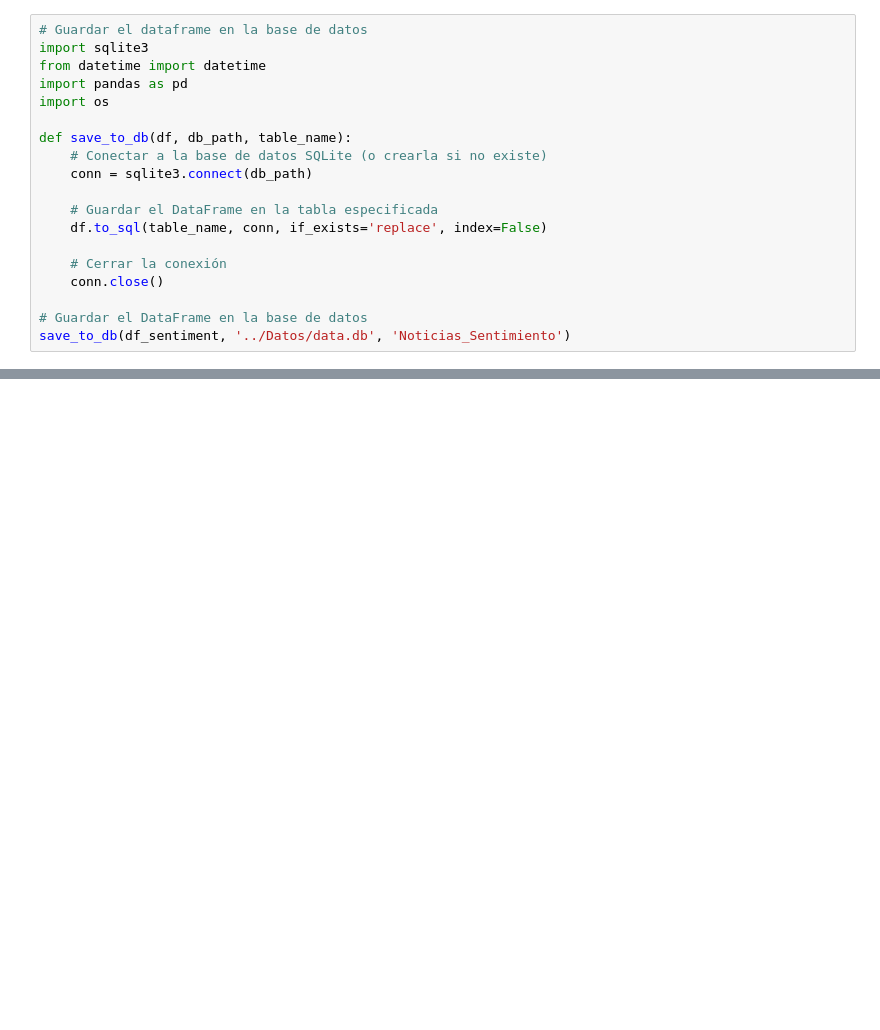
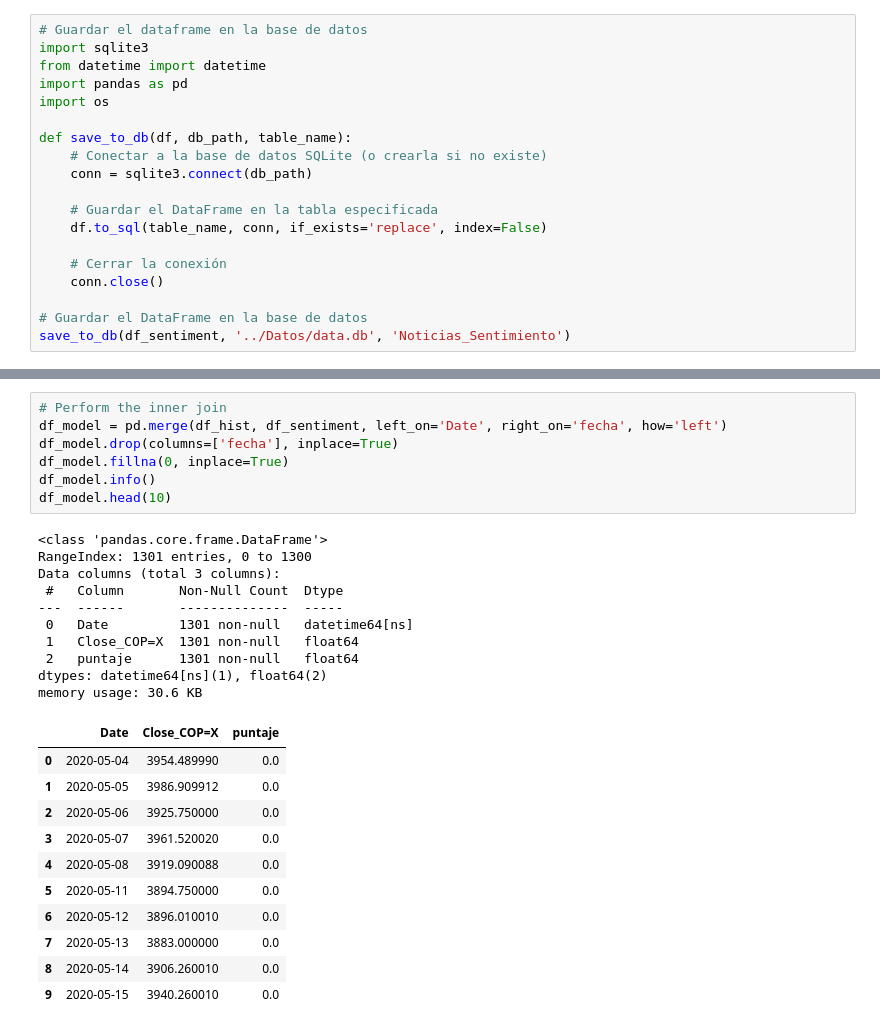
Before and after one commit to santiloc-hub/Proyecto_TRM_Dolar, a Jupyter notebook: Notebooks/02_Entrenamiento_Modelo.ipynb, the cells around one changed output, grey strips where cells are left out. Saved outputs shown, nothing was run; the diff lists cells and outputs as text; blank space fills up the shorter version.

```diff
--- a/Notebooks/02_Entrenamiento_Modelo.ipynb
+++ b/Notebooks/02_Entrenamiento_Modelo.ipynb
@@ -247,0 +299,29 @@ save_to_db(df_sentiment, '../Datos/data.db', 'Noticias_Sentimiento')
+# %%
+# Perform the inner join
+df_model = pd.merge(df_hist, df_sentiment, left_on='Date', right_on='fecha', how='left')
+df_model.drop(columns=['fecha'], inplace=True)
+df_model.fillna(0, inplace=True)
+df_model.info()
+df_model.head(10)
+# %% [output]
+<class 'pandas.core.frame.DataFrame'>
+RangeIndex: 1301 entries, 0 to 1300
+Data columns (total 3 columns):
+ #   Column       Non-Null Count  Dtype
+---  ------       --------------  -----
+ 0   Date         1301 non-null   datetime64[ns]
+ 1   Close_COP=X  1301 non-null   float64
+ 2   puntaje      1301 non-null   float64
+dtypes: datetime64[ns](1), float64(2)
+memory usage: 30.6 KB
+|  | Date | Close_COP=X | puntaje |
+| 0 | 2020-05-04 | 3954.489990 | 0.0 |
+| 1 | 2020-05-05 | 3986.909912 | 0.0 |
+| 2 | 2020-05-06 | 3925.750000 | 0.0 |
+| 3 | 2020-05-07 | 3961.520020 | 0.0 |
+| 4 | 2020-05-08 | 3919.090088 | 0.0 |
+| 5 | 2020-05-11 | 3894.750000 | 0.0 |
+| 6 | 2020-05-12 | 3896.010010 | 0.0 |
+| 7 | 2020-05-13 | 3883.000000 | 0.0 |
+| 8 | 2020-05-14 | 3906.260010 | 0.0 |
+| 9 | 2020-05-15 | 3940.260010 | 0.0 |
```
Also changed, not shown: parts of 22 cells of this notebook, 1 other file.
